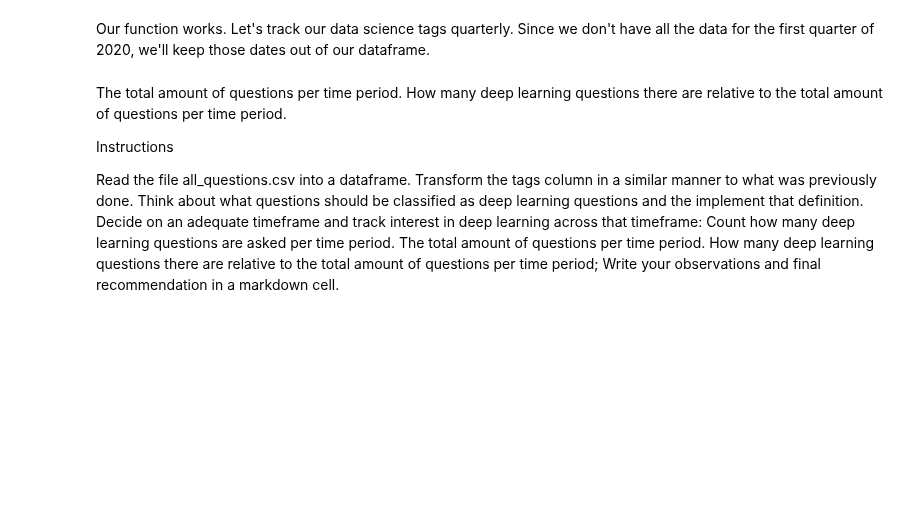
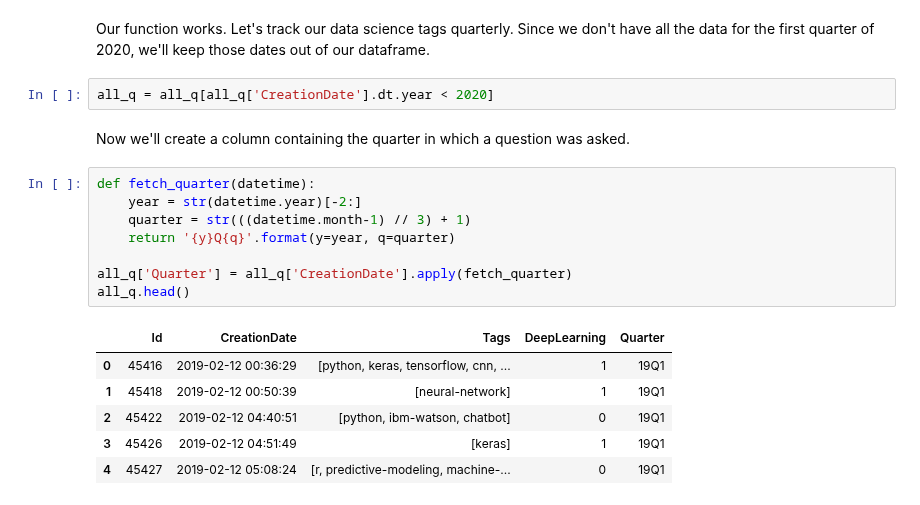
Before and after one commit to branBeckett/data-science-projects, a Jupyter notebook: data-science-questions/data-science-questions.ipynb, the cells around one changed output. Cells and saved outputs as stored; diff of their text form; blank space fills up the shorter version.

```diff
--- a/data-science-questions/data-science-questions.ipynb
+++ b/data-science-questions/data-science-questions.ipynb
@@ -382,16 +382,21 @@ all_q.sample(5)
 # %% [markdown]
 Our function works. Let's track our data science tags quarterly. Since we don't have all the data for the first quarter of 2020, we'll keep those dates out of our dataframe.
-# %% [markdown]
-The total amount of questions per time period.
-How many deep learning questions there are relative to the total amount of questions per time period.
-
-Instructions
-
-Read the file all_questions.csv into a dataframe.
-Transform the tags column in a similar manner to what was previously done.
-Think about what questions should be classified as deep learning questions and the implement that definition.
-Decide on an adequate timeframe and track interest in deep learning across that timeframe:
-Count how many deep learning questions are asked per time period.
-The total amount of questions per time period.
-How many deep learning questions there are relative to the total amount of questions per time period;
-Write your observations and final recommendation in a markdown cell.
+# %%
+all_q = all_q[all_q['CreationDate'].dt.year < 2020]
+# %% [markdown]
+Now we'll create a column containing the quarter in which a question was asked.
+# %%
+def fetch_quarter(datetime):
+    year = str(datetime.year)[-2:]
+    quarter = str(((datetime.month-1) // 3) + 1)
+    return '{y}Q{q}'.format(y=year, q=quarter)
+
+all_q['Quarter'] = all_q['CreationDate'].apply(fetch_quarter)
+all_q.head()
+# %% [output]
+|  | Id | CreationDate | Tags | DeepLearning | Quarter |
+| 0 | 45416 | 2019-02-12 00:36:29 | [python, keras, tensorflow, cnn, ... | 1 | 19Q1 |
+| 1 | 45418 | 2019-02-12 00:50:39 | [neural-network] | 1 | 19Q1 |
+| 2 | 45422 | 2019-02-12 04:40:51 | [python, ibm-watson, chatbot] | 0 | 19Q1 |
+| 3 | 45426 | 2019-02-12 04:51:49 | [keras] | 1 | 19Q1 |
+| 4 | 45427 | 2019-02-12 05:08:24 | [r, predictive-modeling, machine-... | 0 | 19Q1 |
```
Also changed, not shown: parts of 7 cells of this notebook.
